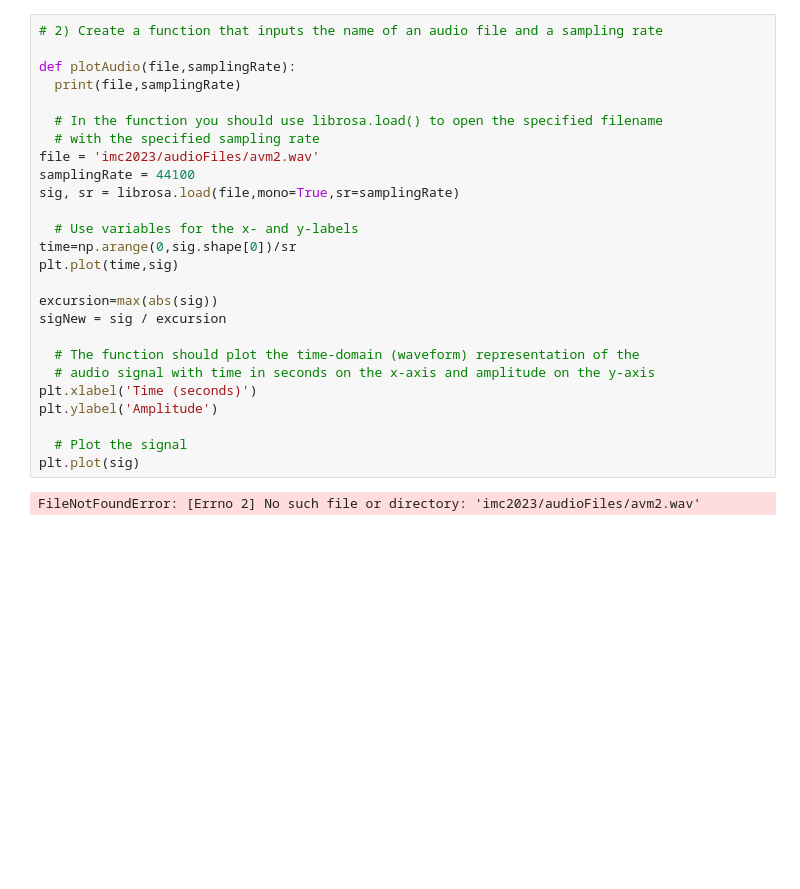
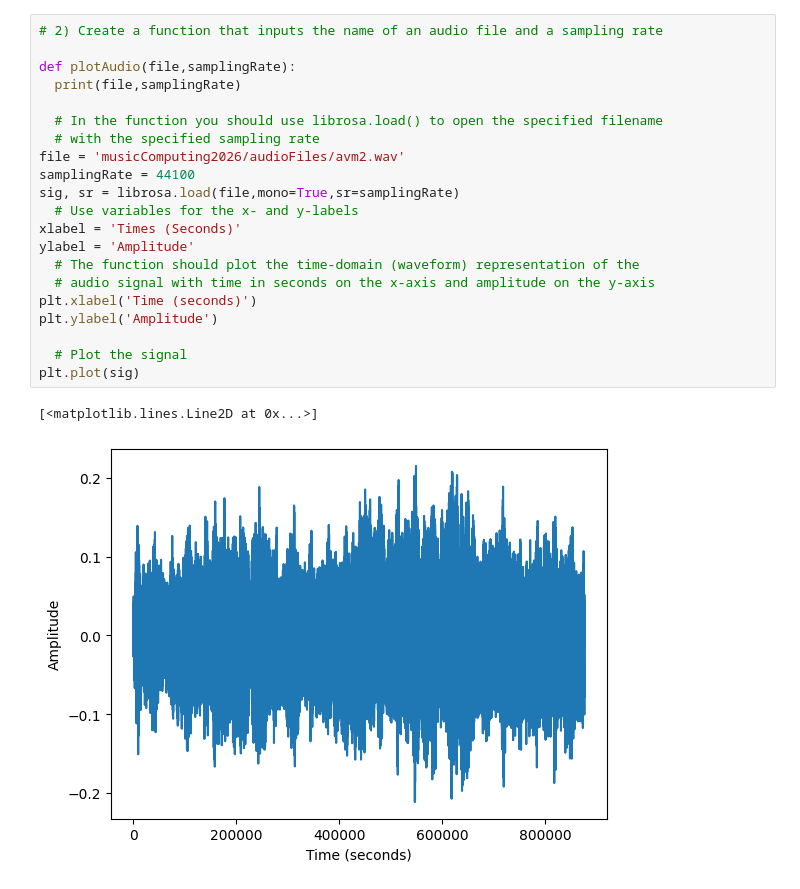
Before and after one commit to charlielain/MusicComputing, a Jupyter notebook: assignments/labAssignment1.ipynb, the cells around one changed output. Cells and saved outputs as stored; diff of their text form; blank space fills up the shorter version.

```diff
--- a/assignments/labAssignment1.ipynb
+++ b/assignments/labAssignment1.ipynb
@@ -22,31 +22,27 @@ Resolving deltas: 100% (22/22), done.
 # %%
 # 2) Create a function that inputs the name of an audio file and a sampling rate
 
 def plotAudio(file,samplingRate):
   print(file,samplingRate)
 
   # In the function you should use librosa.load() to open the specified filename
   # with the specified sampling rate
-file = 'imc2023/audioFiles/avm2.wav'
+file = 'musicComputing2026/audioFiles/avm2.wav'
 samplingRate = 44100
 sig, sr = librosa.load(file,mono=True,sr=samplingRate)
-
   # Use variables for the x- and y-labels
-time=np.arange(0,sig.shape[0])/sr
-plt.plot(time,sig)
-
-excursion=max(abs(sig))
-sigNew = sig / excursion
-
+xlabel = 'Times (Seconds)'
+ylabel = 'Amplitude'
   # The function should plot the time-domain (waveform) representation of the
   # audio signal with time in seconds on the x-axis and amplitude on the y-axis
 plt.xlabel('Time (seconds)')
 plt.ylabel('Amplitude')
 
   # Plot the signal
 plt.plot(sig)
 # %% [output]
-FileNotFoundError: [Errno 2] No such file or directory: 'imc2023/audioFiles/avm2.wav'
+[<matplotlib.lines.Line2D at 0x...>]
+[figure, added]
 # %%
 # 3) Run the function twice (in different cells)
 # First use ‘avm.wav’ as the filename with a sampling rate of 44100
```
Also changed, not shown: parts of 3 cells of this notebook.
